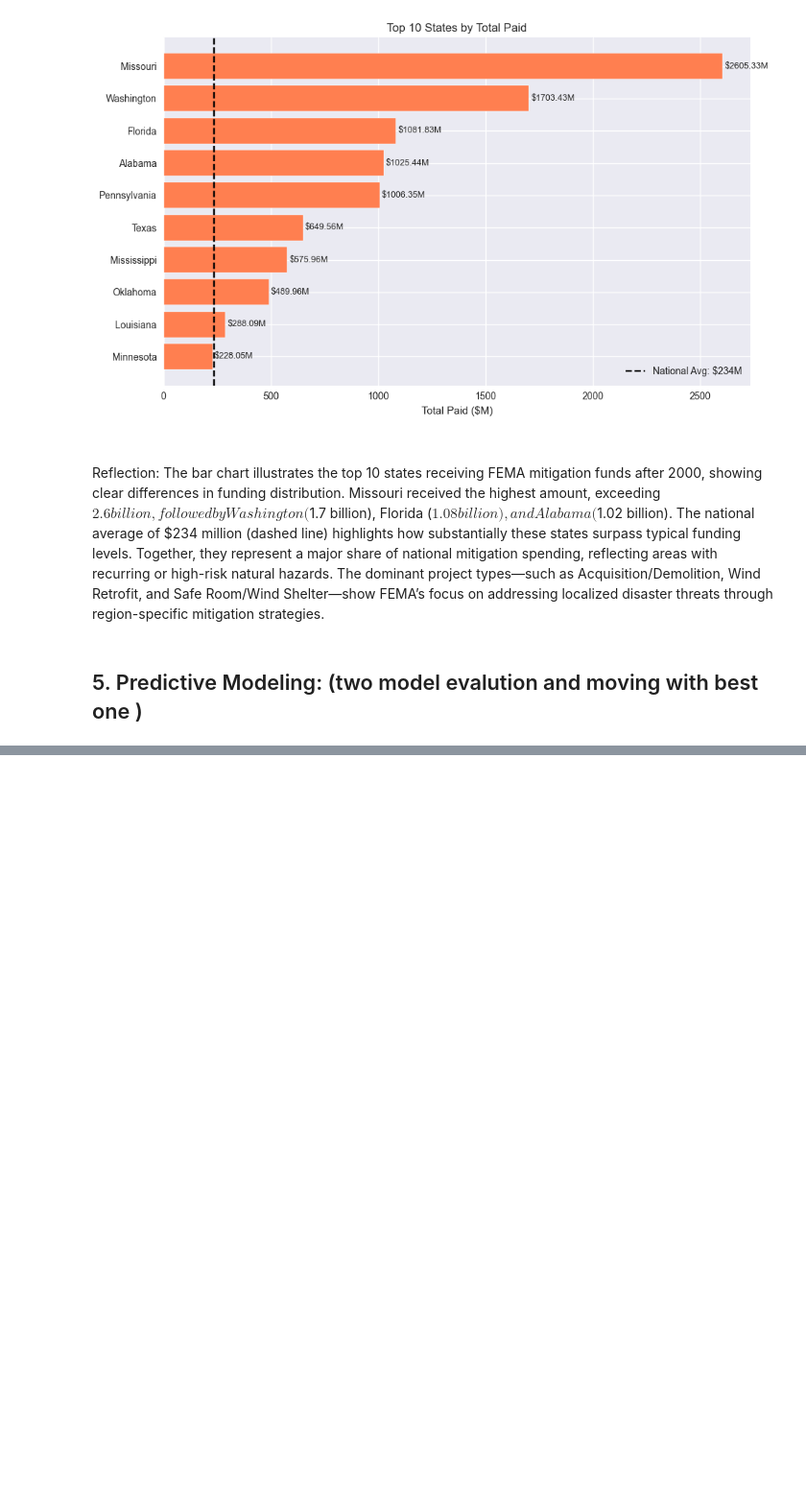
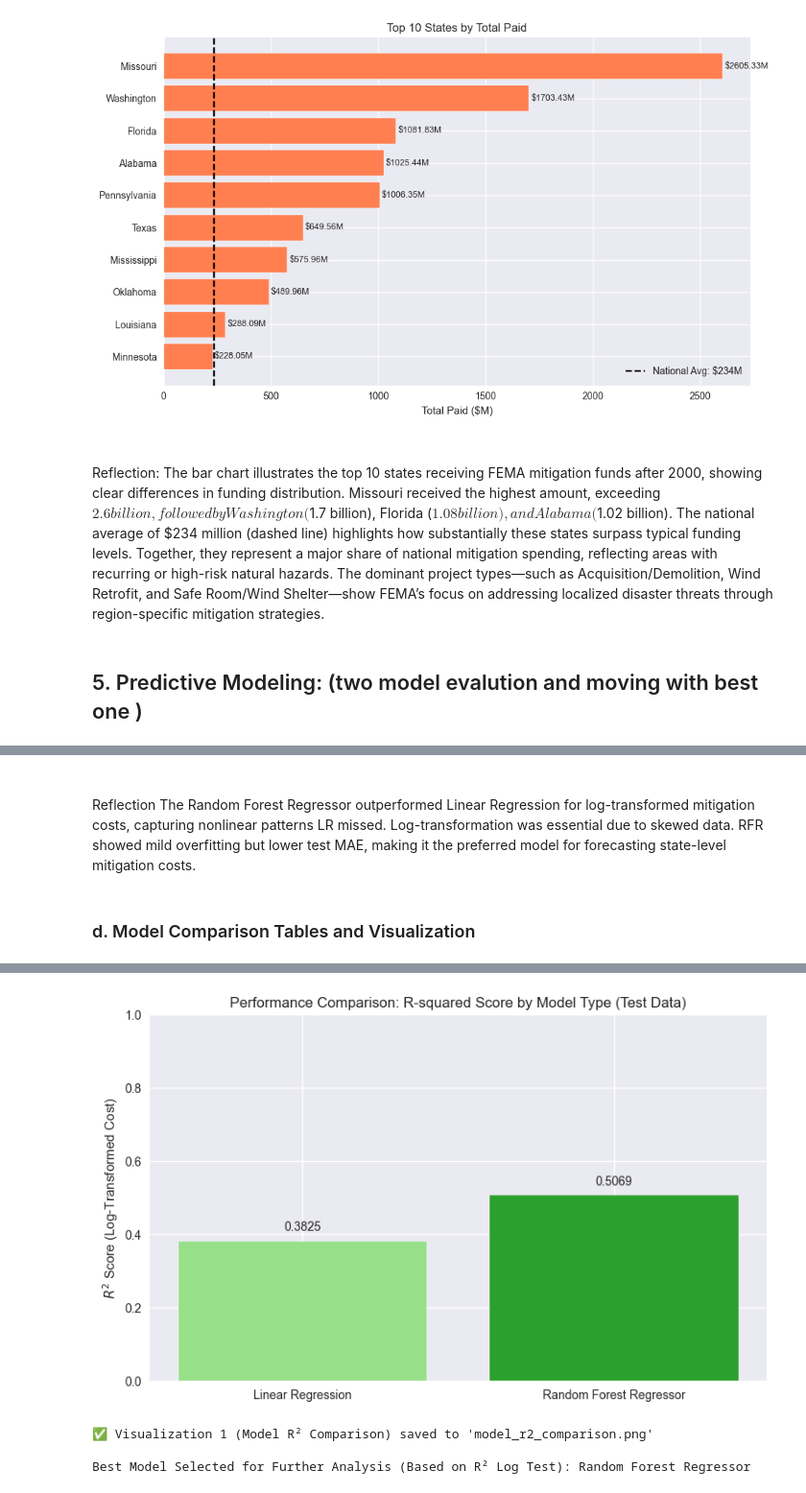
Before and after one commit to anjana-codes/capstone-project-anjana, a Jupyter notebook: notebooks/fema_mitigation_analysis.ipynb, the cells around one changed output, grey strips where cells are left out. Shown: that part at 96% size. Saved outputs shown, nothing was run; the diff lists cells and outputs as text; code cells hidden in the pictures; blank space fills up the shorter version.

Commit message:
updated model comparision

```diff
--- a/notebooks/fema_mitigation_analysis.ipynb
+++ b/notebooks/fema_mitigation_analysis.ipynb
@@ -780,0 +618,18 @@ Top 5 States Projection Summary (in Millions USD):
+# %%
+# Model Evaluation Function (Updated to print all metrics)
+def evaluate_model(y_true_log, y_pred_log, model_name, dataset_type="Test"):
+    y_true_original = np.expm1(y_true_log)
+    y_pred_original = np.expm1(y_pred_log)
+
+    r2_log = r2_score(y_true_log, y_pred_log)
+    r2_original = r2_score(y_true_original, y_pred_original)
+    mae_original = mean_absolute_error(y_true_original, y_pred_original)
+    rmse_original = np.sqrt(mean_squared_error(y_true_original, y_pred_original))
+
+    print(f"\n--- {model_name} Results ({dataset_type} Data) ---")
+    print(f"R-squared (Log-Transformed Target): {r2_log:.4f}")
+    print(f"R-squared (Original Scale): {r2_original:.4f}")
+    print(f"MAE (Original Scale): {mae_original:.2f}")
+    print(f"RMSE (Original Scale): {rmse_original:.2f}")
+
+    return r2_log, r2_original, mae_original, rmse_original
@@ -780,0 +686,58 @@ Top 5 States Projection Summary (in Millions USD):
+# %% [markdown]
+###
+Reflection
+The Random Forest Regressor outperformed Linear Regression for log-transformed mitigation costs, capturing nonlinear patterns LR missed. Log-transformation was essential due to skewed data. RFR showed mild overfitting but lower test MAE, making it the preferred model for forecasting state-level mitigation costs.
+# %% [markdown]
+### d. Model Comparison Tables and Visualization
+# %%
+# Create comparison data for visualization (Updated with all metrics)
+# Comparison Table (Separate table for Train and Test)
+train_comparison_data = pd.DataFrame({
+    'Model': ['Linear Regression', 'Random Forest Regressor'],
+    'R² (Log Train)': [lr_r2_log_train, rf_r2_log_train],
+    'R² (Orig Train)': [lr_r2_orig_train, rf_r2_orig_train],
+    'MAE (Train)': [lr_mae_train, rf_mae_train],
+    'RMSE (Train)': [lr_rmse_train, rf_rmse_train]
+})
+test_comparison_data = pd.DataFrame({
+    'Model': ['Linear Regression', 'Random Forest Regressor'],
+    'R² (Log Test)': [lr_r2_log, rf_r2_log],
+    'R² (Orig Test)': [lr_r2_orig, rf_r2_orig],
+    'MAE (Test)': [lr_mae, rf_mae],
+    'RMSE (Test)': [lr_rmse, rf_rmse]
+})
+
+print("\nTraining Data Model Comparison:")
+print(train_comparison_data.round(4))
+print("\nTest Data Model Comparison:")
+print(test_comparison_data.round(4))
+
+# Visualize Comparison (Using R² Log for bar chart as before)
+comparison_data = pd.DataFrame({
+    'Model': ['Linear Regression', 'Random Forest Regressor'],
+    '$R^2$ (Log-Transformed Test)': [lr_r2_log, rf_r2_log]
+})
+
+# Visualization 1: Model Performance Comparison
+plt.figure(figsize=(8, 5))
+bars = plt.bar(comparison_data['Model'], comparison_data['$R^2$ (Log-Transformed Test)'],
+               color=['#98df8a', '#2ca02c'])
+plt.ylim(0, 1.0)
+plt.ylabel('$R^2$ Score (Log-Transformed Cost)')
+plt.title('Performance Comparison: R-squared Score by Model Type (Test Data)')
+
+# Add data labels
+for bar in bars:
+    yval = bar.get_height()
+    plt.text(bar.get_x() + bar.get_width()/2.0, yval + 0.02, f'{yval:.4f}', ha='center', va='bottom', fontsize=10)
+
+plt.tight_layout()
+plt.savefig('model_r2_comparison.png')
+plt.show()
+print("✅ Visualization 1 (Model R² Comparison) saved to 'model_r2_comparison.png'")
+
+# Select Best Model for Further Analysis
+# ---------------------- #
+best_model = test_comparison_data.sort_values(by='R² (Log Test)', ascending=False).iloc[0]['Model']
+print(f"\nBest Model Selected for Further Analysis (Based on R² Log Test): {best_model}")
+# %% [output]
@@ -780,0 +761,4 @@ Top 5 States Projection Summary (in Millions USD):
+[figure, added]
+✅ Visualization 1 (Model R² Comparison) saved to 'model_r2_comparison.png'
+
+Best Model Selected for Further Analysis (Based on R² Log Test): Random Forest Regressor
```
Also changed, not shown: parts of 13 cells of this notebook, 6 other files.
